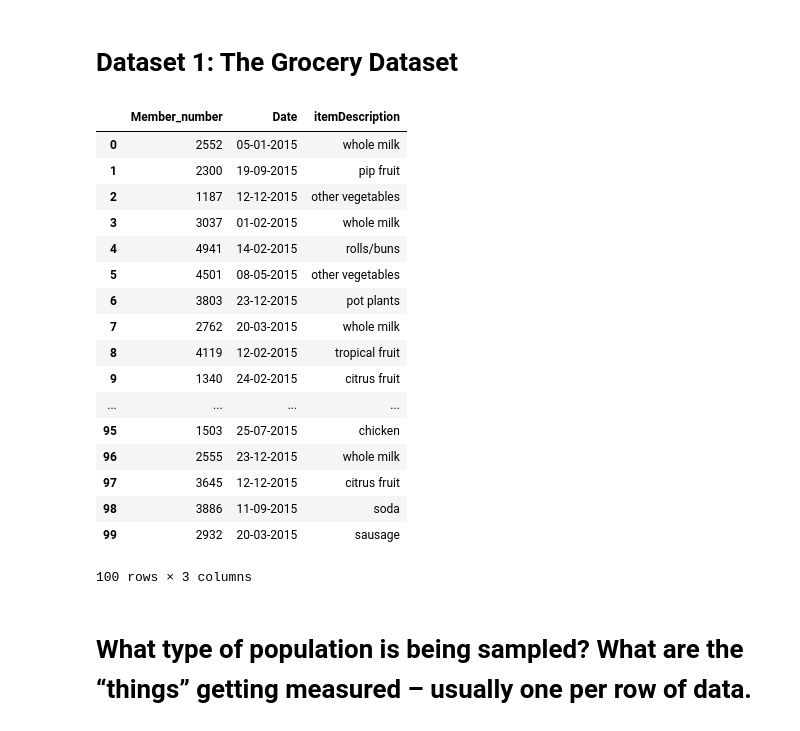
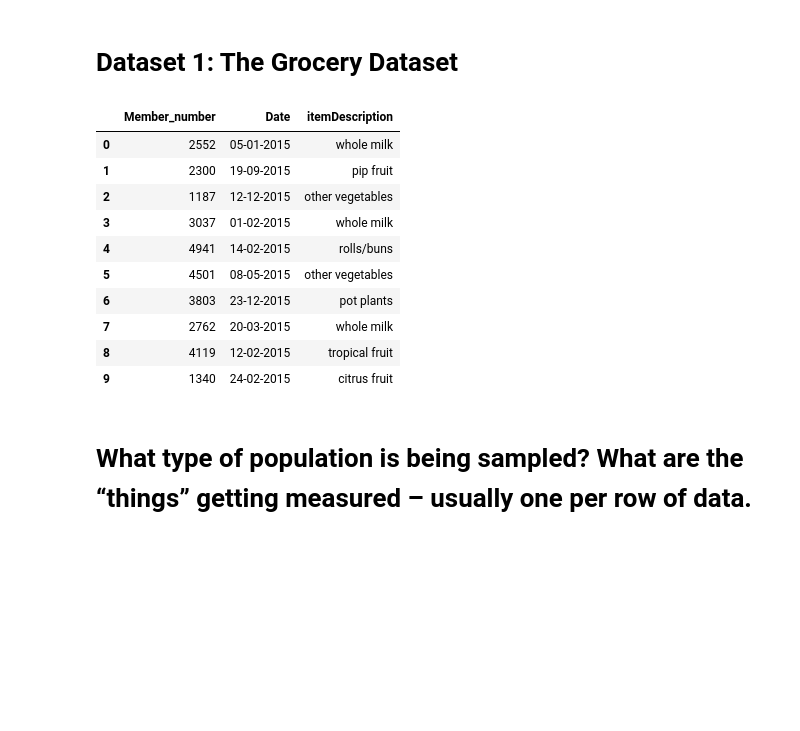
Before and after one commit to spa542/COSC311, a Jupyter notebook: Project1/Project1.ipynb, the cells around one changed output. Cells and saved outputs as stored; diff of their text form; code cells hidden in the pictures; blank space fills up the shorter version.

```diff
--- a/Project1/Project1.ipynb
+++ b/Project1/Project1.ipynb
@@ -15,28 +15,21 @@ import matplotlib.pyplot as plt # Matplotlib library
 # %%
 grocery_data = pd.read_csv('./GroceryDataset/Groceries_dataset.csv',
                           header=1,
                           skipinitialspace=False,
                           names=['Member_number', 'Date', 'itemDescription'])
-grocery_data.head(100)
+grocery_data.head(10)
 # %% [output]
 |  | Member_number | Date | itemDescription |
 | 0 | 2552 | 05-01-2015 | whole milk |
 | 1 | 2300 | 19-09-2015 | pip fruit |
 | 2 | 1187 | 12-12-2015 | other vegetables |
 | 3 | 3037 | 01-02-2015 | whole milk |
 | 4 | 4941 | 14-02-2015 | rolls/buns |
 | 5 | 4501 | 08-05-2015 | other vegetables |
 | 6 | 3803 | 23-12-2015 | pot plants |
 | 7 | 2762 | 20-03-2015 | whole milk |
 | 8 | 4119 | 12-02-2015 | tropical fruit |
 | 9 | 1340 | 24-02-2015 | citrus fruit |
-| ... | ... | ... | ... |
-| 95 | 1503 | 25-07-2015 | chicken |
-| 96 | 2555 | 23-12-2015 | whole milk |
-| 97 | 3645 | 12-12-2015 | citrus fruit |
-| 98 | 3886 | 11-09-2015 | soda |
-| 99 | 2932 | 20-03-2015 | sausage |
-100 rows × 3 columns
 # %% [markdown]
 # What type of population is being sampled? What are the “things” getting measured – usually one per row of data.
 # %% [markdown]
```
Also changed, not shown: parts of 7 cells of this notebook.
